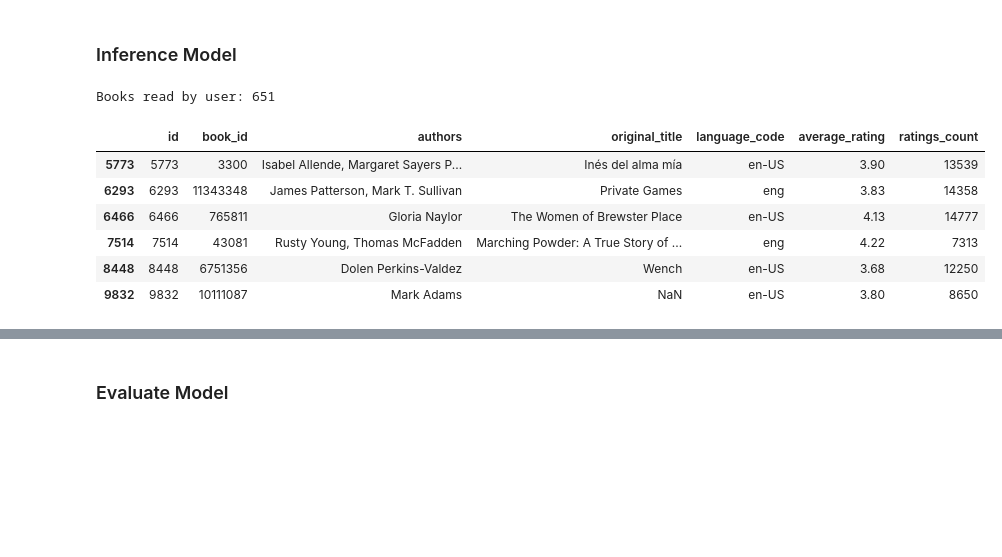
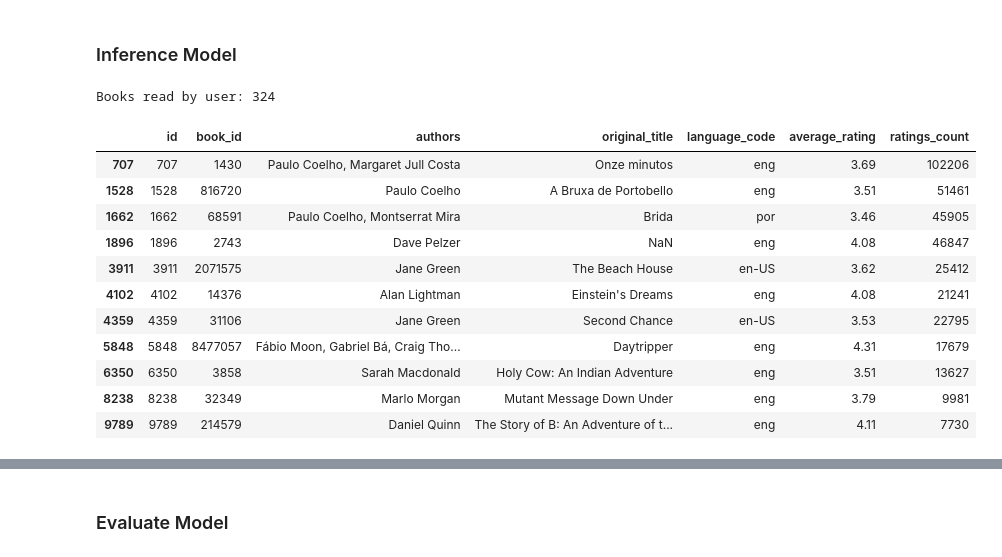
Before and after one commit to JimmyDoan1309/AutoEncoder-for-Recommendation, a Jupyter notebook: AutoEncoder - RecomSys.ipynb, the cells around one changed output, grey strips where cells are left out. Cells and saved outputs as stored; diff of their text form; code cells hidden in the pictures; blank space fills up the shorter version.

```diff
--- a/AutoEncoder - RecomSys.ipynb
+++ b/AutoEncoder - RecomSys.ipynb
@@ -220,7 +214,7 @@ def user_items(df,user_id,key_userId,key_itemID):
 #         return gb[gb[key_userId].isin(user_id)]
     return df[df[key_userId]==user_id][key_itemID]
 # %%
-target_user = 651
+target_user = 324
 readed_books = user_items(data, target_user,'user_id','book_id')
 # %%
 t = np.expand_dims(dense_rating[target_user],axis=0)
@@ -229,16 +223,21 @@ k = 10
 recommend_to_target = np.argsort(pred)[::-1][:k]
 # %%
 print("Books read by user:",target_user)
-books[books['id'].isin(readed_books)].head(10)
+books[books['id'].isin(readed_books)]
 # %% [output]
-Books read by user: 651
+Books read by user: 324
 |  | id | book_id | authors | original_title | language_code | average_rating | ratings_count |
-| 5773 | 5773 | 3300 | Isabel Allende, Margaret Sayers P... | Inés del alma mía | en-US | 3.90 | 13539 |
-| 6293 | 6293 | 11343348 | James Patterson, Mark T. Sullivan | Private Games | eng | 3.83 | 14358 |
-| 6466 | 6466 | 765811 | Gloria Naylor | The Women of Brewster Place | en-US | 4.13 | 14777 |
-| 7514 | 7514 | 43081 | Rusty Young, Thomas McFadden | Marching Powder: A True Story of ... | eng | 4.22 | 7313 |
-| 8448 | 8448 | 6751356 | Dolen Perkins-Valdez | Wench | en-US | 3.68 | 12250 |
-| 9832 | 9832 | 10111087 | Mark Adams | NaN | en-US | 3.80 | 8650 |
+| 707 | 707 | 1430 | Paulo Coelho, Margaret Jull Costa | Onze minutos | eng | 3.69 | 102206 |
+| 1528 | 1528 | 816720 | Paulo Coelho | A Bruxa de Portobello | eng | 3.51 | 51461 |
+| 1662 | 1662 | 68591 | Paulo Coelho, Montserrat Mira | Brida | por | 3.46 | 45905 |
+| 1896 | 1896 | 2743 | Dave Pelzer | NaN | eng | 4.08 | 46847 |
+| 3911 | 3911 | 2071575 | Jane Green | The Beach House | en-US | 3.62 | 25412 |
+| 4102 | 4102 | 14376 | Alan Lightman | Einstein's Dreams | eng | 4.08 | 21241 |
+| 4359 | 4359 | 31106 | Jane Green | Second Chance | en-US | 3.53 | 22795 |
+| 5848 | 5848 | 8477057 | Fábio Moon, Gabriel Bá, Craig Tho... | Daytripper | eng | 4.31 | 17679 |
+| 6350 | 6350 | 3858 | Sarah Macdonald | Holy Cow: An Indian Adventure | eng | 3.51 | 13627 |
+| 8238 | 8238 | 32349 | Marlo Morgan | Mutant Message Down Under | eng | 3.79 | 9981 |
+| 9789 | 9789 | 214579 | Daniel Quinn | The Story of B: An Adventure of t... | eng | 4.11 | 7730 |
 # %%
 print("Books recommended to user:", target_user)
 books[books['id'].isin(recommend_to_target)]
```
Also changed, not shown: parts of 16 cells of this notebook, 1 other file.
